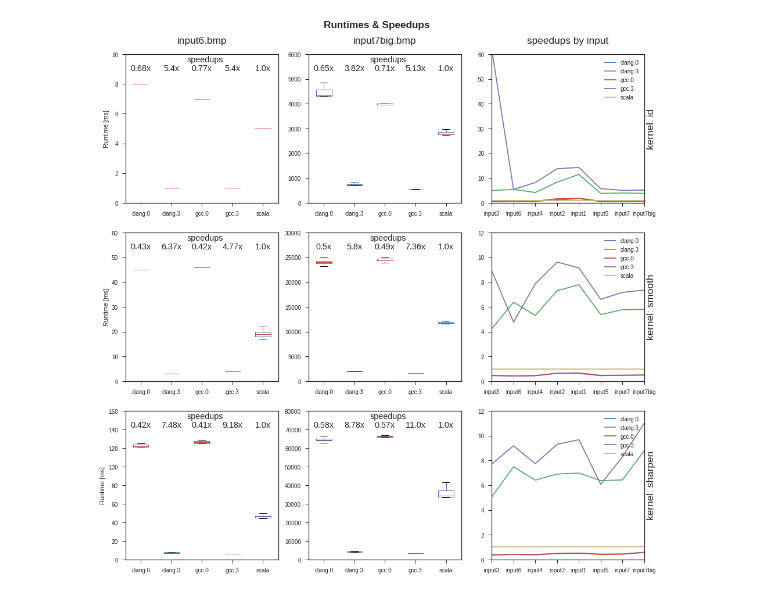
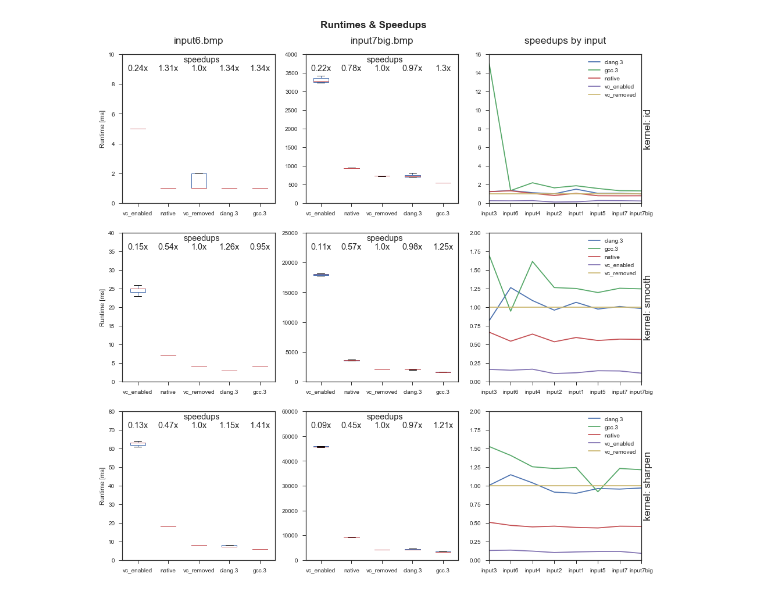
Before and after one commit to mantognini/GenC, a Jupyter notebook: 3 master thesis project report/case_studies/Image Processing/benchmark/runtimes_explorer_for_report.ipynb, the cells around one changed output. Cells and saved outputs as stored; diff of their text form; code cells hidden in the pictures.

```diff
--- a/3 master thesis project report/case_studies/Image Processing/benchmark/runtimes_explorer_for_report.ipynb
+++ b/3 master thesis project report/case_studies/Image Processing/benchmark/runtimes_explorer_for_report.ipynb
@@ -14,8 +15,9 @@ csv  = pd.read_csv('runtimes.csv', sep = ';')
 def mask(df, key, value):
     return df[df[key] == value].drop(key, axis = 1)
 # %%
-versions = ['clang.0', 'clang.1', 'clang.3', 'gcc.0', 'gcc.1', 'gcc.3', 'scala']
-versionsOfInterest = ['clang.0', 'gcc.0', 'clang.3', 'gcc.3', 'scala']
+versions = ['vc_enabled', 'vc_disabled', 'vc_removed', 'clang.0', 'clang.1', 'clang.3', 'gcc.0', 'gcc.1', 'gcc.3', 'native']
+versionsOfInterest = ['vc_enabled', 'native', 'vc_removed', 'clang.3', 'gcc.3']
+versionBaseline = 'vc_removed'
 
 pixels = {
     'input1': '384 × 480 pixels',
@@ -28,6 +30,7 @@ pixels = {
     'input7big': '6000 × 4000 pixels'
 }
 
+#inputOrder = ['input6', 'input4', 'input2', 'input1', 'input5', 'input7', 'input7big'] # by size, w/o input3 (too small)
 inputOrder = ['input3', 'input6', 'input4', 'input2', 'input1', 'input5', 'input7', 'input7big'] # by size
 inputOrderIndex = dict(zip(inputOrder, range(len(inputOrder))))
 # %%
@@ -35,7 +38,7 @@ def extract(filter, input):
     sf = mask(mask(csv, 'input', input), 'filter', filter)
 
     sfs = []
-    for v in versions:
+    for v in versionsOfInterest:
         tmp = mask(sf, 'version', v).rename(columns = { 'runtime[ms]': v })
         tmp = tmp.reset_index(drop = True)
         sfs.append(tmp)
@@ -44,11 +47,12 @@ def extract(filter, input):
 
     return fused
 # %%
-def plotSpeedupsByFilter(versions, filter, ax):
+def plotSpeedupsByFilter(filter, ax):
     data = mask(csv, 'filter', filter)
-    data = data[data['version'].isin(versions)].rename(columns = { 'runtime[ms]': 'runtime' })
+    data = data[data['version'].isin(versionsOfInterest)].rename(columns = { 'runtime[ms]': 'runtime' })
+    #data = data[data['input'] != 'input3']
 
-    baselines = mask(data, 'version', 'scala').groupby(by = ['input'], as_index = True).mean()
+    baselines = mask(data, 'version', versionBaseline).groupby(by = ['input'], as_index = True).mean()
 
     averages = data.groupby(by = ['version', 'input'], as_index = False).mean()
     averages['rank'] = averages['input'].map(inputOrderIndex)
@@ -78,9 +82,9 @@ with plt.style.context(('seaborn-ticks')):
     xs = range(0, len(xtitles))
 
     maxy = [
-        [ 10, 60, 160 ],       # first column (input6)
-        [ 6000, 30000, 80000], # second column (input7big)
-        [ 60, 12, 12 ]         # third column (speedups)
+        [ 10, 40, 80 ],        # first column (input6)
+        [ 4000, 25000, 60000], # second column (input7big)
+        [ 16, 2, 2 ]           # third column (speedups)
     ]
 
     for x in xs:
@@ -95,12 +99,9 @@ with plt.style.context(('seaborn-ticks')):
         for y in ys:
             filter = yfilters[y]
             subdata = extract(filter, input)
-            diff = lambda l1,l2: [x for x in l1 if x not in l2]
-            toDrop = diff(versions, versionsOfInterest)
-            subdata = subdata.drop(toDrop, axis = 1)
 
             avgs = subdata.mean()
-            baseline = avgs['scala']
+            baseline = avgs[versionBaseline]
             speedups = avgs.map(lambda x: baseline / x)
 
             # Display average speedups as numerical text above the boxes
@@ -109,32 +110,32 @@ with plt.style.context(('seaborn-ticks')):
 
             labels = [ str(np.round(s, 2)) + 'x' for s in speedups ]
             _, top = ax.get_ylim()
             ax.text(len(labels) / 2, top - (top * 0.05), 'speedups', size = 'large')
             for xshift, label in enumerate(labels):
                 ax.text(xshift + 1, top - (top * 0.11), label,
                         horizontalalignment = 'center', size = 'large')
 
     ## Plot for column 3:
     for y in ys:
         ax = axes[y, 2]
         filter = yfilters[y]
-        plotSpeedupsByFilter(versionsOfInterest, filter, ax)
+        plotSpeedupsByFilter(filter, ax)
 
     for y in ys:
         axes[y, 0].set_ylabel('Runtime [ms]')
         axes[y, 2].yaxis.set_label_position("right")
         axes[y, 2].set_ylabel('kernel: {}'.format(ylabels[y]), size = 'x-large')
         axes[y, 2].set_xlabel('')
 
     for x in xs:
         axes[0, x].set_title(xtitles[x], size = 'x-large', y = 1.05)
 
     plt.suptitle('Runtimes & Speedups',
                  fontsize = 'x-large', fontweight = 'bold', y = 0.93)
 
     pp.savefig()
     plt.show()
 
     pp.close()
 # %% [output]
-[figure, old version]
+[figure, new version]
```
Also changed, not shown: parts of 1 cell of this notebook, 11 other files.
